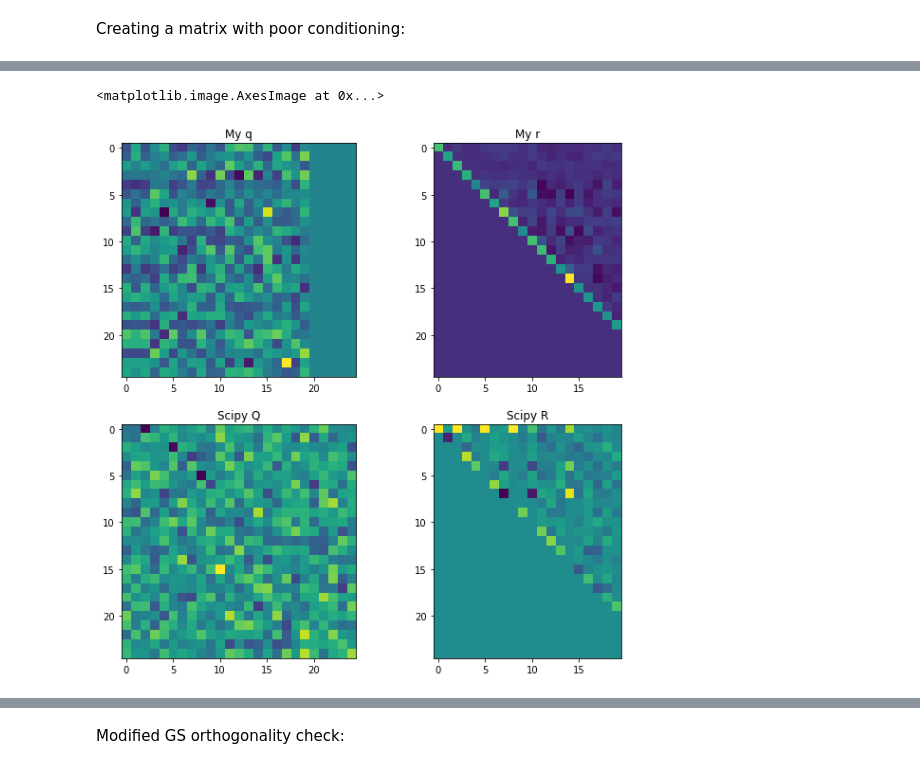
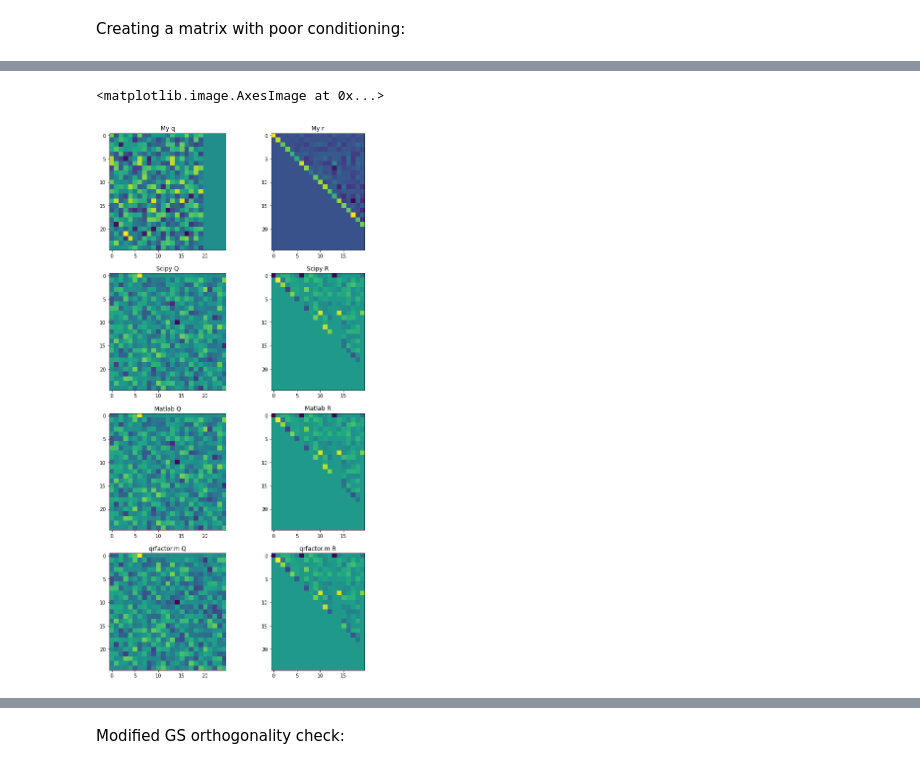
Before and after one commit to busbykt/AMATH584, a Jupyter notebook: Homework/hw3/hw3.ipynb, the cells around one changed output, grey strips where cells are left out. Cells and saved outputs as stored; diff of their text form; code cells hidden in the pictures.

```diff
--- a/Homework/hw3/hw3.ipynb
+++ b/Homework/hw3/hw3.ipynb
@@ -208,21 +180,38 @@ np.linalg.cond(A)
 q,r = modGramSchmidt(A)
 # %%
 Q,R = spl.qr(A)
+# %%
+Qmat = np.array(pd.read_csv('Qmat.txt', header=None))
+Rmat = np.array(pd.read_csv('Rmat.txt', header=None))
+qmat = np.array(pd.read_csv('qfactor.txt', header=None))
+rmat = np.array(pd.read_csv('rfactor.txt', header=None))
 # %%
-plt.figure(figsize=[10,10])
-plt.subplot(2,2,1)
+plt.figure(figsize=[10,20])
+plt.subplot(4,2,1)
 plt.title('My q')
 plt.imshow(q)
-plt.subplot(2,2,2)
+plt.subplot(4,2,2)
 plt.title('My r')
 plt.imshow(r)
-plt.subplot(2,2,3)
+plt.subplot(4,2,3)
 plt.title('Scipy Q')
 plt.imshow(Q)
-plt.subplot(2,2,4)
+plt.subplot(4,2,4)
 plt.title('Scipy R')
 plt.imshow(R)
+plt.subplot(4,2,5)
+plt.title('Matlab Q')
+plt.imshow(Qmat)
+plt.subplot(4,2,6)
+plt.title('Matlab R')
+plt.imshow(Rmat)
+plt.subplot(4,2,7)
+plt.title('qrfactor.m Q')
+plt.imshow(qmat)
+plt.subplot(4,2,8)
+plt.title('qrfactor.m R')
+plt.imshow(rmat)
 # %% [output]
 <matplotlib.image.AxesImage at 0x...>
-[figure, old version]
+[figure, new version]
 # %%
```
Also changed, not shown: parts of 41 cells of this notebook, 5 other files.
